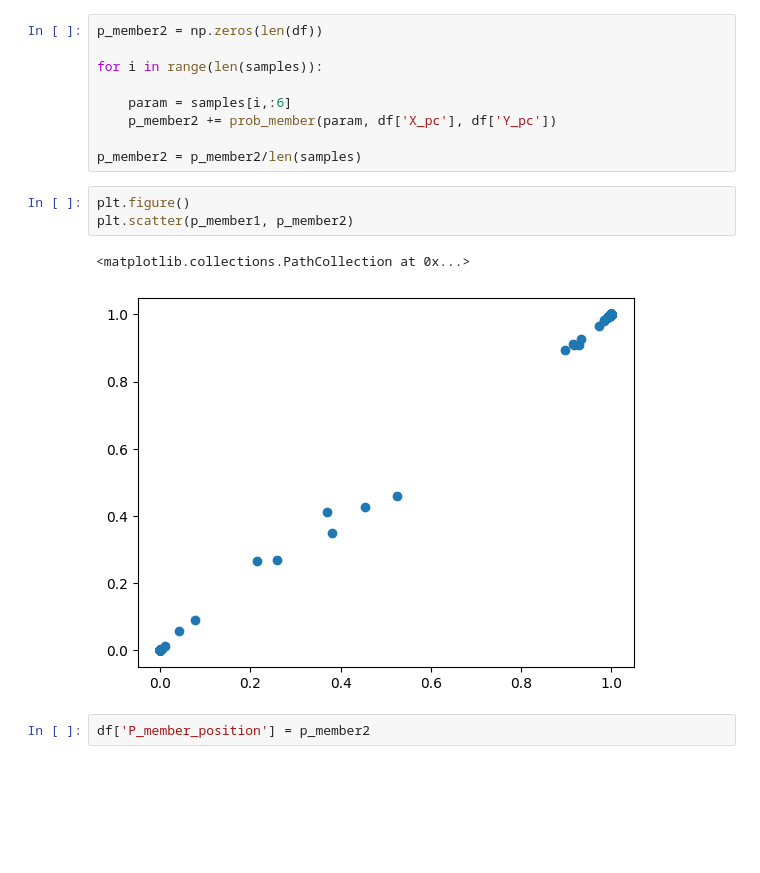
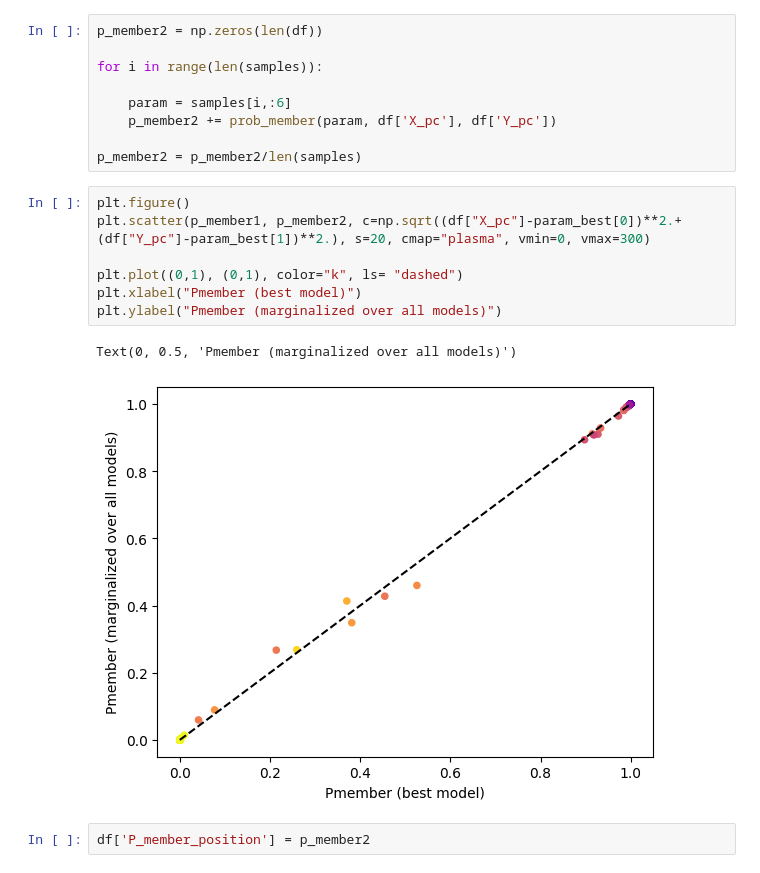
Before and after one commit to zyuan-astro/ss26, a Jupyter notebook: notebook/Week2-1:6D_MCMC_Dwarf02.ipynb, the cells around one changed output. Saved outputs shown, nothing was run; the diff lists cells and outputs as text; blank space fills up the shorter version.

```diff
--- a/notebook/Week2-1:6D_MCMC_Dwarf02.ipynb
+++ b/notebook/Week2-1:6D_MCMC_Dwarf02.ipynb
@@ -292,12 +292,16 @@ for i in range(len(samples)):
     p_member2 += prob_member(param, df['X_pc'], df['Y_pc'])
 
 p_member2 = p_member2/len(samples)
-# %%
-plt.figure()
-plt.scatter(p_member1, p_member2)
-# %% [output]
-<matplotlib.collections.PathCollection at 0x...>
-[figure, removed]
+# %%
+plt.figure()
+plt.scatter(p_member1, p_member2, c=np.sqrt((df["X_pc"]-param_best[0])**2.+(df["Y_pc"]-param_best[1])**2.), s=20, cmap="plasma", vmin=0, vmax=300)
+
+plt.plot((0,1), (0,1), color="k", ls= "dashed")
+plt.xlabel("Pmember (best model)")
+plt.ylabel("Pmember (marginalized over all models)")
+# %% [output]
+Text(0, 0.5, 'Pmember (marginalized over all models)')
+[figure, added]
 # %%
 df['P_member_position'] = p_member2
 # %%
```
